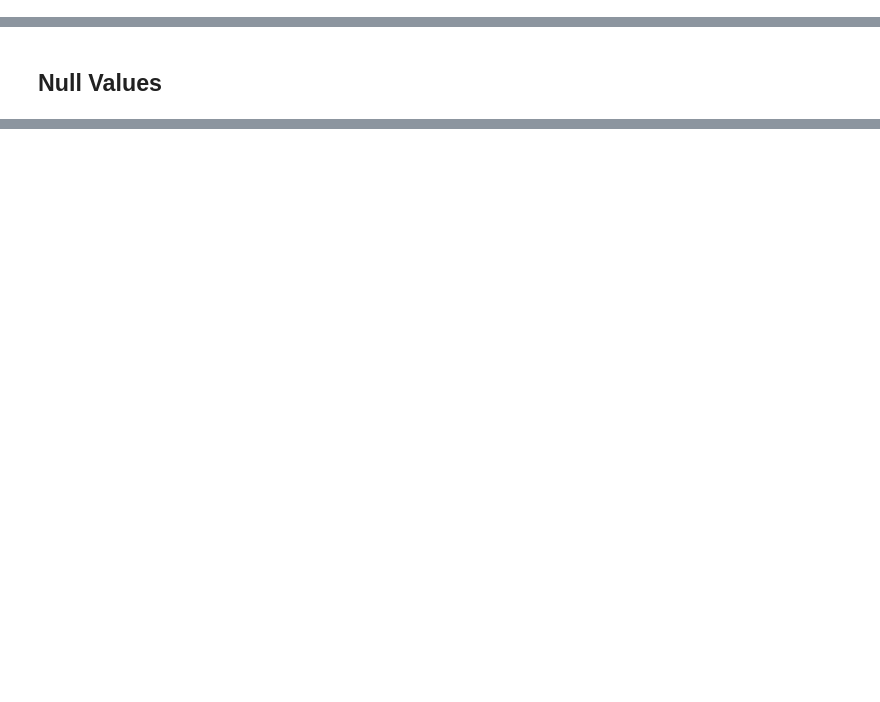
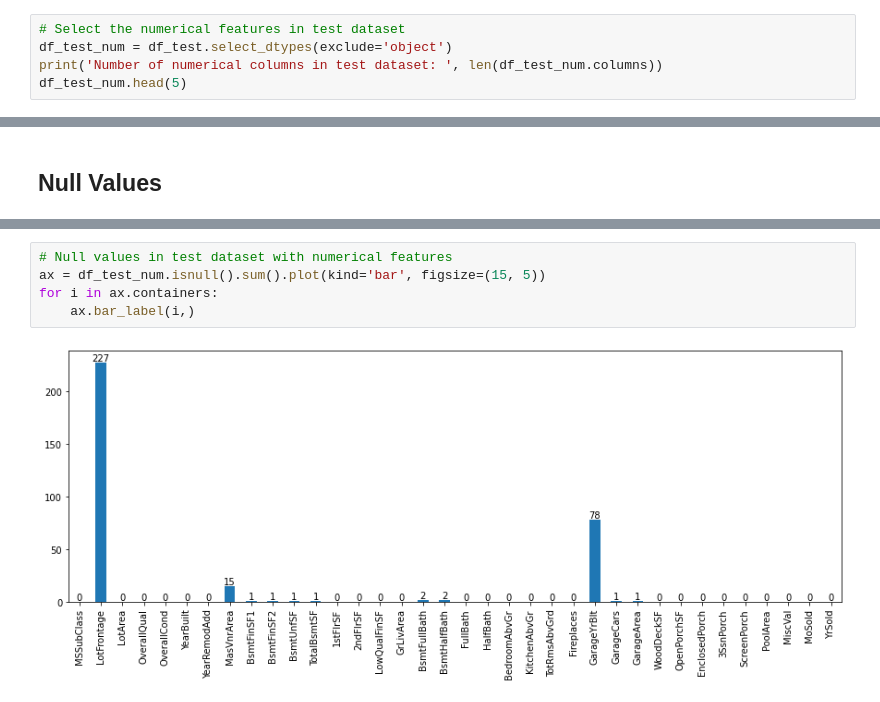
Before and after one commit to pindi-krishna/House_Selling_Price_Prediction, a Jupyter notebook: EDA.ipynb, the cells around one changed output, grey strips where cells are left out. Cells and saved outputs as stored; diff of their text form; blank space fills up the shorter version.

```diff
--- a/EDA.ipynb
+++ b/EDA.ipynb
@@ -147,3 +203,8 @@ Number of numerical columns :  36
 | 3 | 60 | 68.0 | 11250 | 7 | 5 | 2001 | 2002 | 162.0 | ... |
 | 4 | 70 | 60.0 | 9550 | 7 | 5 | 1915 | 1970 | 0.0 | ... |
 | 5 | 60 | 84.0 | 14260 | 8 | 5 | 2000 | 2000 | 350.0 | ... |
+# %%
+# Select the numerical features in test dataset
+df_test_num = df_test.select_dtypes(exclude='object')
+print('Number of numerical columns in test dataset: ', len(df_test_num.columns))
+df_test_num.head(5)
@@ -586,0 +313,7 @@ df_final.to_csv('./data/Train_Final.csv')
+# %%
+# Null values in test dataset with numerical features
+ax = df_test_num.isnull().sum().plot(kind='bar', figsize=(15, 5))
+for i in ax.containers:
+    ax.bar_label(i,)
+# %% [output]
+[figure, added]
```
Also changed, not shown: parts of 124 cells of this notebook, 33 other files.
